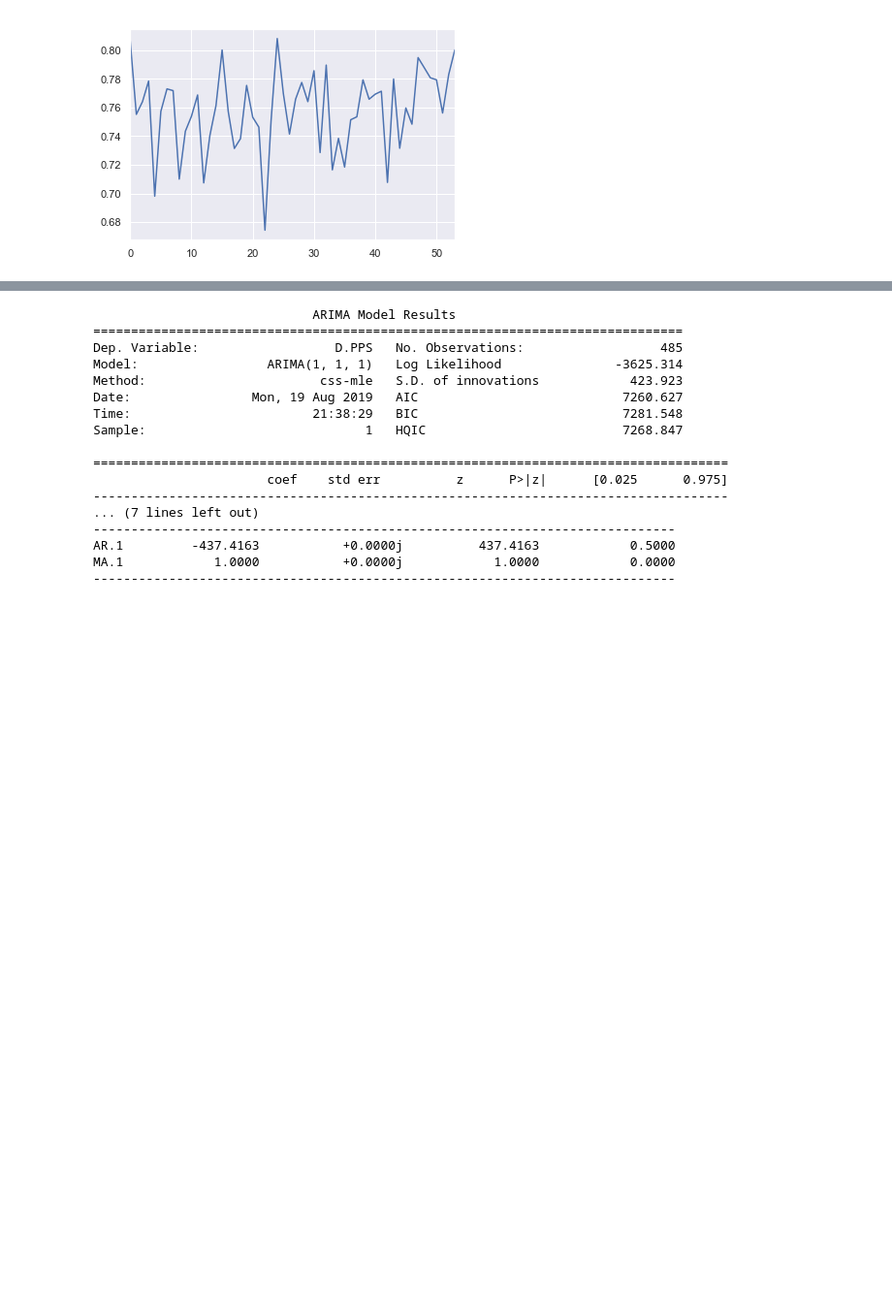
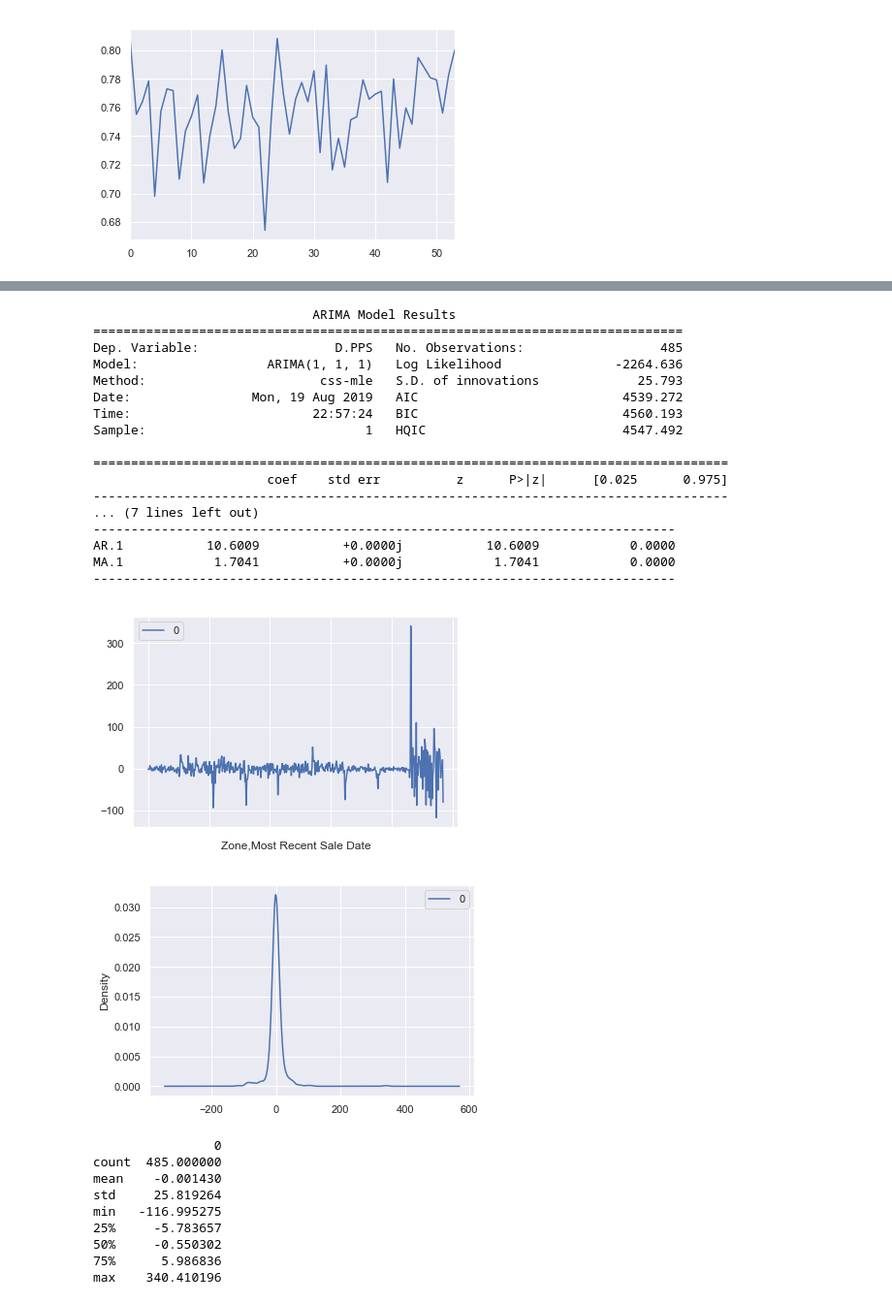
Before and after one commit to drewlehe/Nashville, a Jupyter notebook: TimeSeries.ipynb, the cells around one changed output, grey strips where cells are left out. Shown at 97% size. Cells and saved outputs as stored; diff of their text form; code cells hidden in the pictures; blank space fills up the shorter version.

Commit message:
Made adjustments to ARIMA models

```diff
--- a/TimeSeries.ipynb
+++ b/TimeSeries.ipynb
@@ -240,28 +217,46 @@ max     182.189898
 # %%
 #Testing impact of Assessment Ratio on price per square foot
 df2=df[['Assessment Ratio', 'Zone', 'PPS']].dropna()
 ratio = df2.loc[START:END].groupby('Zone')['Assessment Ratio'].resample('M').median()
 pps = df2.loc[START:END].groupby('Zone')['PPS']\
 .resample('M').median()
 
 model = ARIMA(endog=pps, exog=ratio, order = (1,1,1))
 model_fit = model.fit(disp=0)
 print(model_fit.summary())
+# plot residual errors
+residuals = pd.DataFrame(model_fit.resid)
+residuals.plot()
+plt.show()
+residuals.plot(kind='kde')
+plt.show()
+print(residuals.describe())
 # %% [output]
                              ARIMA Model Results
 ==============================================================================
 Dep. Variable:                  D.PPS   No. Observations:                  485
-Model:                 ARIMA(1, 1, 1)   Log Likelihood               -3625.314
-Method:                       css-mle   S.D. of innovations            423.923
-Date:                Mon, 19 Aug 2019   AIC                           7260.627
-Time:                        21:38:29   BIC                           7281.548
-Sample:                             1   HQIC                          7268.847
+Model:                 ARIMA(1, 1, 1)   Log Likelihood               -2264.636
+Method:                       css-mle   S.D. of innovations             25.793
+Date:                Mon, 19 Aug 2019   AIC                           4539.272
+Time:                        22:57:24   BIC                           4560.193
+Sample:                             1   HQIC                          4547.492
 
 ====================================================================================
                        coef    std err          z      P>|z|      [0.025      0.975]
 ------------------------------------------------------------------------------------
 ... (7 lines left out)
 -----------------------------------------------------------------------------
-AR.1         -437.4163           +0.0000j          437.4163            0.5000
-MA.1            1.0000           +0.0000j            1.0000            0.0000
+AR.1           10.6009           +0.0000j           10.6009            0.0000
+MA.1            1.7041           +0.0000j            1.7041            0.0000
 -----------------------------------------------------------------------------
+[figure, added]
+[figure, added]
+                0
+count  485.000000
+mean    -0.001430
+std     25.819264
+min   -116.995275
+25%     -5.783657
+50%     -0.550302
+75%      5.986836
+max    340.410196
```
Also changed, not shown: parts of 9 cells of this notebook.
